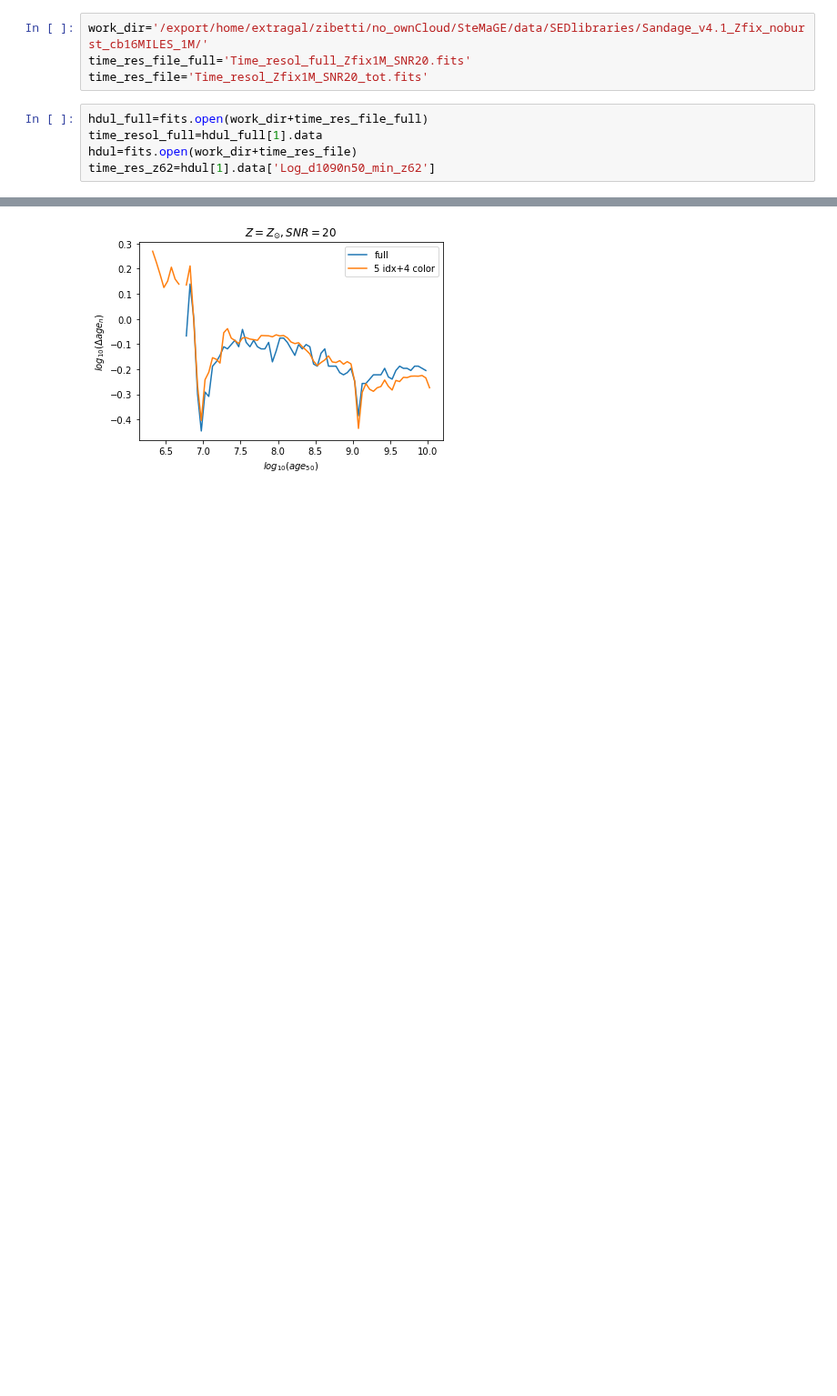
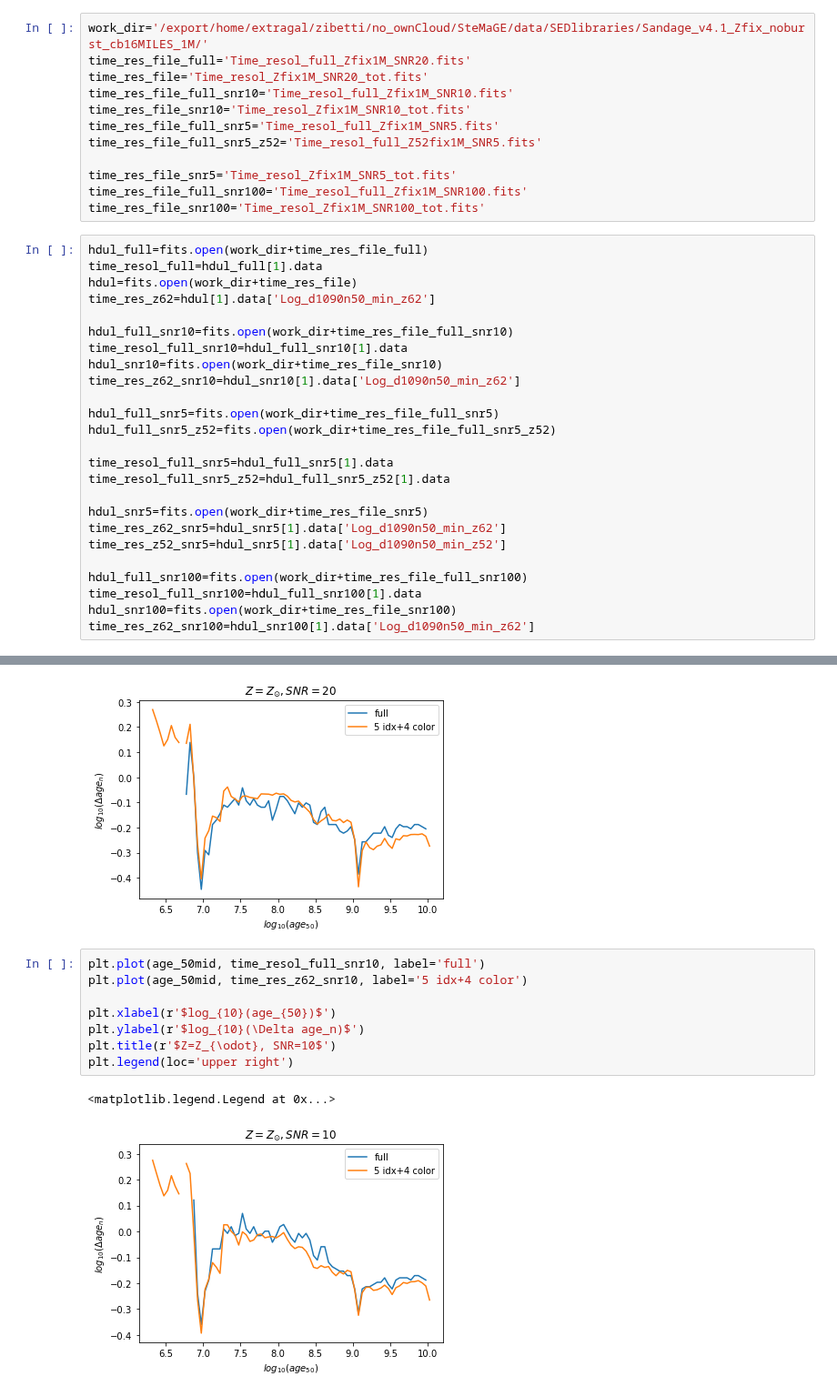
Before and after one commit to edoardorossi3/TESIedo_git, a Jupyter notebook: tesi_py/article_resolution.ipynb, the cells around one changed output, grey strips where cells are left out. Shown at 91% size. Drawn from its saved outputs; the diff is of its cells as text; blank space fills up the shorter version.

```diff
--- a/tesi_py/article_resolution.ipynb
+++ b/tesi_py/article_resolution.ipynb
@@ -6,9 +6,37 @@ import matplotlib.pyplot as plt
 work_dir='/export/home/extragal/zibetti/no_ownCloud/SteMaGE/data/SEDlibraries/Sandage_v4.1_Zfix_noburst_cb16MILES_1M/'
 time_res_file_full='Time_resol_full_Zfix1M_SNR20.fits'
 time_res_file='Time_resol_Zfix1M_SNR20_tot.fits'
+time_res_file_full_snr10='Time_resol_full_Zfix1M_SNR10.fits'
+time_res_file_snr10='Time_resol_Zfix1M_SNR10_tot.fits'
+time_res_file_full_snr5='Time_resol_full_Zfix1M_SNR5.fits'
+time_res_file_full_snr5_z52='Time_resol_full_Z52fix1M_SNR5.fits'
+
+time_res_file_snr5='Time_resol_Zfix1M_SNR5_tot.fits'
+time_res_file_full_snr100='Time_resol_full_Zfix1M_SNR100.fits'
+time_res_file_snr100='Time_resol_Zfix1M_SNR100_tot.fits'
 # %%
 hdul_full=fits.open(work_dir+time_res_file_full)
 time_resol_full=hdul_full[1].data
 hdul=fits.open(work_dir+time_res_file)
 time_res_z62=hdul[1].data['Log_d1090n50_min_z62']
+
+hdul_full_snr10=fits.open(work_dir+time_res_file_full_snr10)
+time_resol_full_snr10=hdul_full_snr10[1].data
+hdul_snr10=fits.open(work_dir+time_res_file_snr10)
+time_res_z62_snr10=hdul_snr10[1].data['Log_d1090n50_min_z62']
+
+hdul_full_snr5=fits.open(work_dir+time_res_file_full_snr5)
+hdul_full_snr5_z52=fits.open(work_dir+time_res_file_full_snr5_z52)
+
+time_resol_full_snr5=hdul_full_snr5[1].data
+time_resol_full_snr5_z52=hdul_full_snr5_z52[1].data
+
+hdul_snr5=fits.open(work_dir+time_res_file_snr5)
+time_res_z62_snr5=hdul_snr5[1].data['Log_d1090n50_min_z62']
+time_res_z52_snr5=hdul_snr5[1].data['Log_d1090n50_min_z52']
+
+hdul_full_snr100=fits.open(work_dir+time_res_file_full_snr100)
+time_resol_full_snr100=hdul_full_snr100[1].data
+hdul_snr100=fits.open(work_dir+time_res_file_snr100)
+time_res_z62_snr100=hdul_snr100[1].data['Log_d1090n50_min_z62']
 # %%
@@ -39,3 +67,14 @@ plt.legend(loc='upper right')
 # %% [output]
 <matplotlib.legend.Legend at 0x...>
 [figure]
+# %%
+plt.plot(age_50mid, time_resol_full_snr10, label='full')
+plt.plot(age_50mid, time_res_z62_snr10, label='5 idx+4 color')
+
+plt.xlabel(r'$log_{10}(age_{50})$')
+plt.ylabel(r'$log_{10}(\Delta age_n)$')
+plt.title(r'$Z=Z_{\odot}, SNR=10$')
+plt.legend(loc='upper right')
+# %% [output]
+<matplotlib.legend.Legend at 0x...>
+[figure, added]
```
Also changed, not shown: parts of 6 cells of this notebook, 1 other file.
